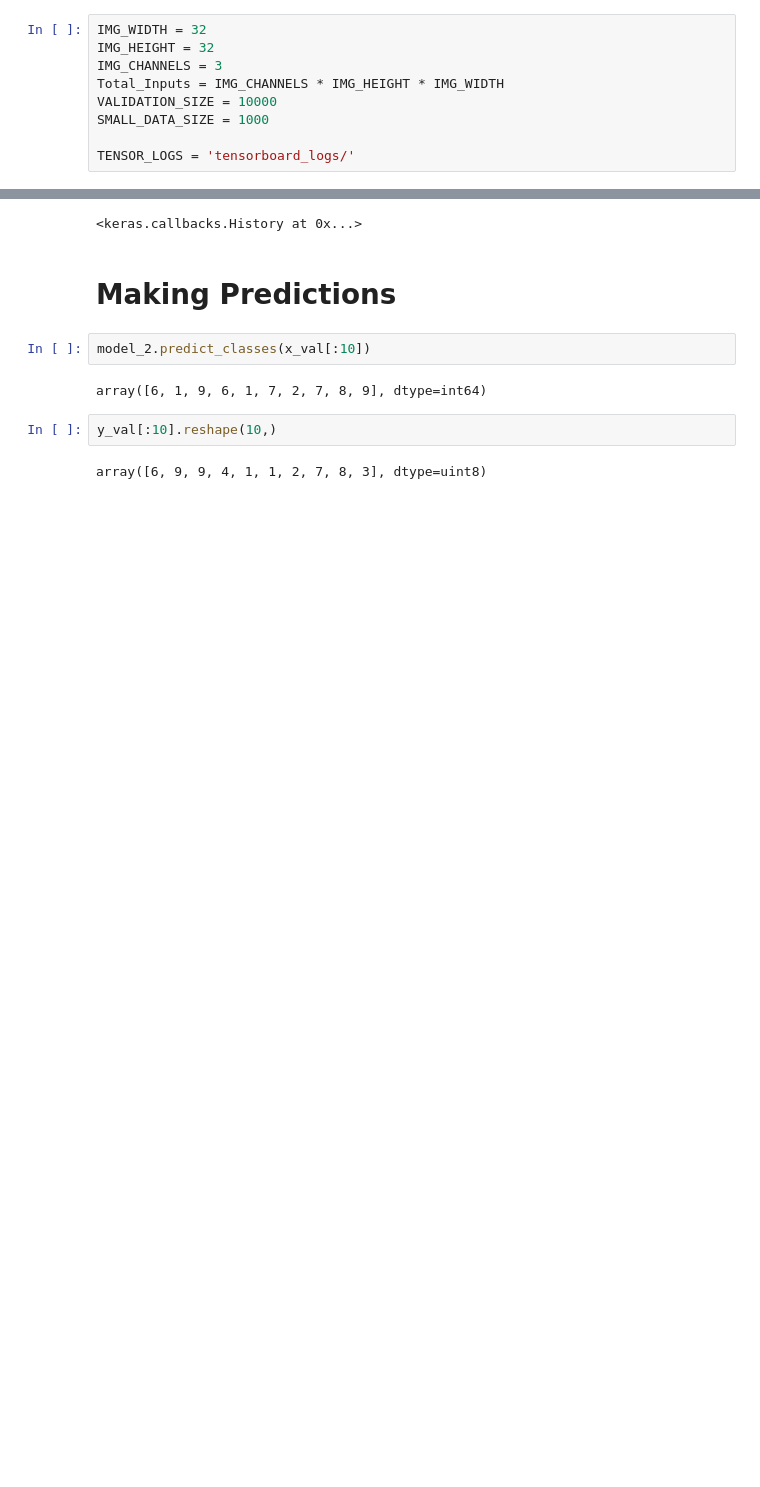
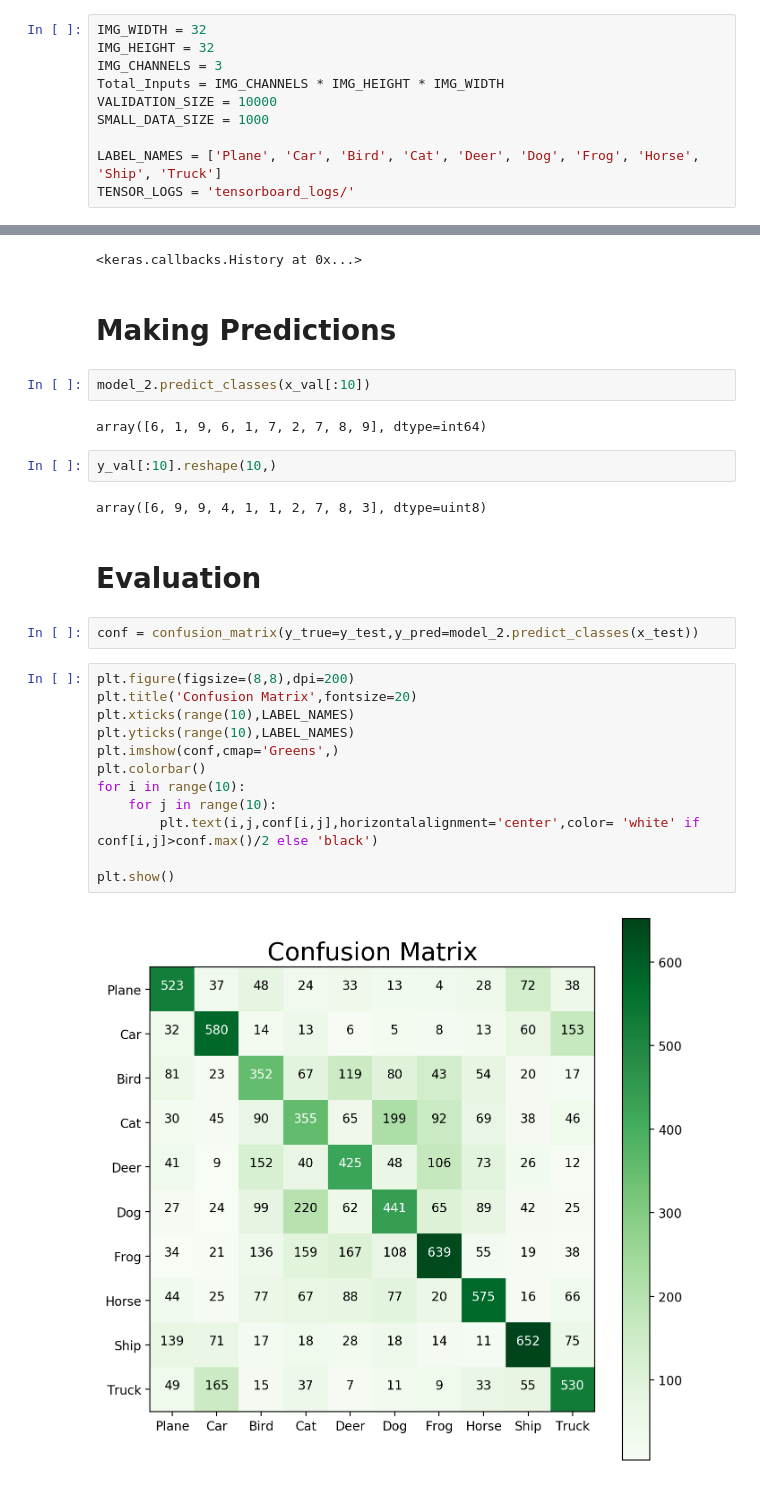
Before and after one commit to DevilLord9967/Image_Classification_CIFAR10, a Jupyter notebook: Image_Classifier_CIFAR10.ipynb, the cells around one changed output, grey strips where cells are left out. Saved outputs shown, nothing was run; the diff lists cells and outputs as text; blank space fills up the shorter version.

```diff
--- a/Image_Classifier_CIFAR10.ipynb
+++ b/Image_Classifier_CIFAR10.ipynb
@@ -33,6 +33,7 @@ Total_Inputs = IMG_CHANNELS * IMG_HEIGHT * IMG_WIDTH
 VALIDATION_SIZE = 10000
 SMALL_DATA_SIZE = 1000
 
+LABEL_NAMES = ['Plane', 'Car', 'Bird', 'Cat', 'Deer', 'Dog', 'Frog', 'Horse', 'Ship', 'Truck']
 TENSOR_LOGS = 'tensorboard_logs/'
 # %% [markdown]
 # Load Dataset and Preprocessing
@@ -237,3 +238,21 @@ array([6, 1, 9, 6, 1, 7, 2, 7, 8, 9], dtype=int64)
 y_val[:10].reshape(10,)
 # %% [output]
 array([6, 9, 9, 4, 1, 1, 2, 7, 8, 3], dtype=uint8)
+# %% [markdown]
+# Evaluation
+# %%
+conf = confusion_matrix(y_true=y_test,y_pred=model_2.predict_classes(x_test))
+# %%
+plt.figure(figsize=(8,8),dpi=200)
+plt.title('Confusion Matrix',fontsize=20)
+plt.xticks(range(10),LABEL_NAMES)
+plt.yticks(range(10),LABEL_NAMES)
+plt.imshow(conf,cmap='Greens',)
+plt.colorbar()
+for i in range(10):
+    for j in range(10):
+        plt.text(i,j,conf[i,j],horizontalalignment='center',color= 'white' if conf[i,j]>conf.max()/2 else 'black')
+
+plt.show()
+# %% [output]
+[figure, added]
```
Also changed, not shown: parts of 4 cells of this notebook.
